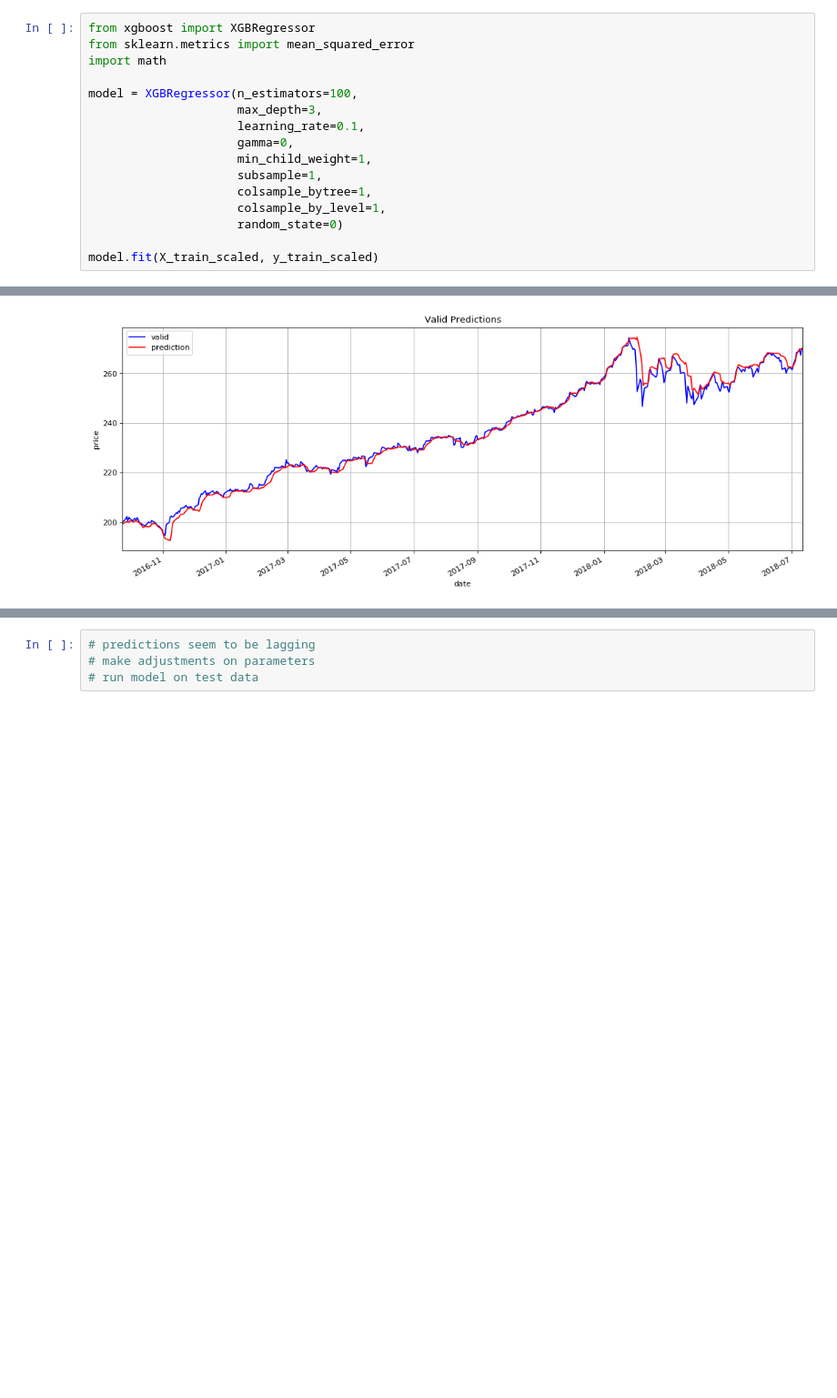
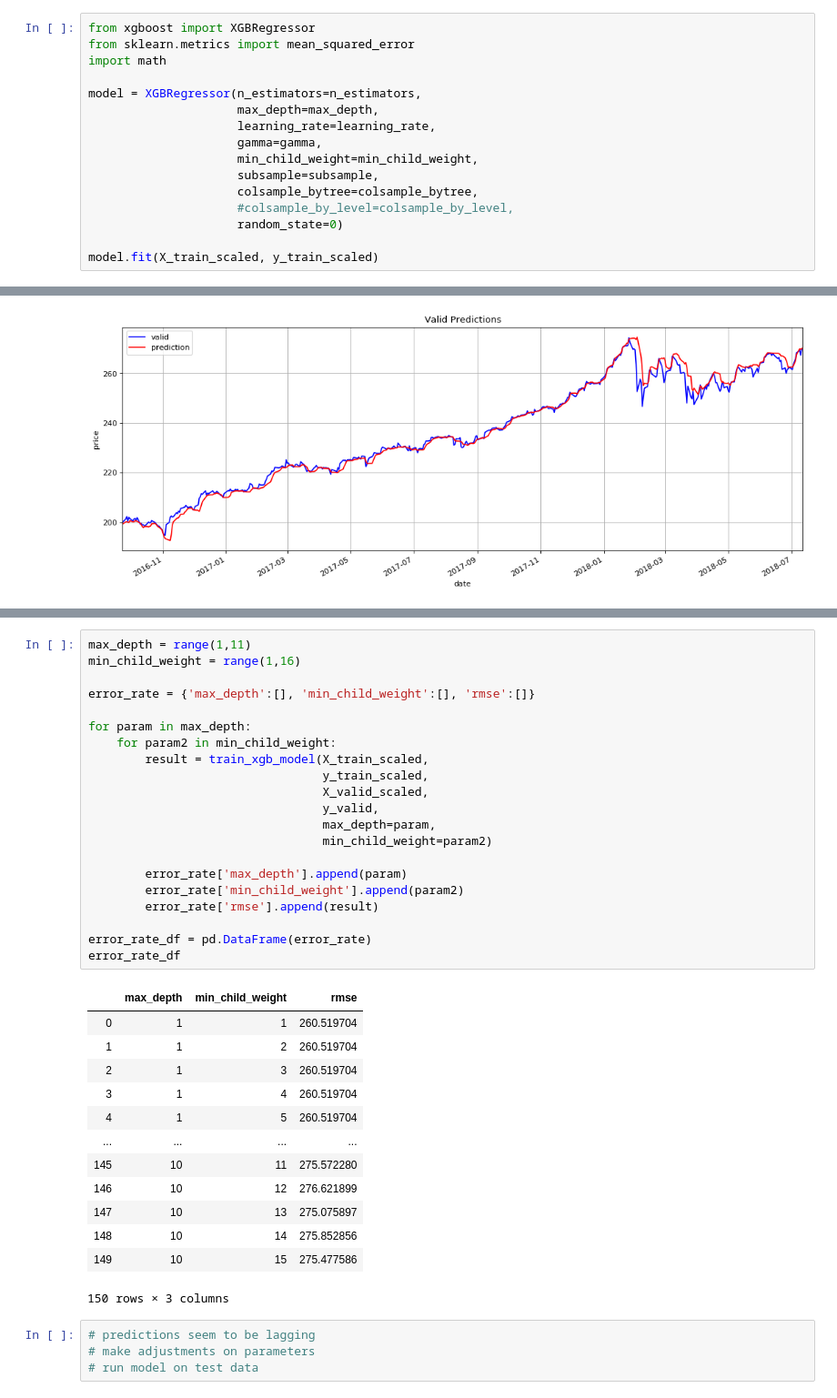
Before and after one commit to terrill11/spy_trend, a Jupyter notebook: spy_trend_xgboost.ipynb, the cells around one changed output, grey strips where cells are left out. Shown at 91% size. Saved outputs shown, nothing was run; the diff lists cells and outputs as text; blank space fills up the shorter version.

Commit message:
parameter tuning

```diff
--- a/spy_trend_xgboost.ipynb
+++ b/spy_trend_xgboost.ipynb
@@ -374,14 +384,14 @@ from xgboost import XGBRegressor
 from sklearn.metrics import mean_squared_error
 import math
 
-model = XGBRegressor(n_estimators=100,
-                     max_depth=3,
-                     learning_rate=0.1,
-                     gamma=0,
-                     min_child_weight=1,
-                     subsample=1,
-                     colsample_bytree=1,
-                     colsample_by_level=1,
+model = XGBRegressor(n_estimators=n_estimators,
+                     max_depth=max_depth,
+                     learning_rate=learning_rate,
+                     gamma=gamma,
+                     min_child_weight=min_child_weight,
+                     subsample=subsample,
+                     colsample_bytree=colsample_bytree,
+                     #colsample_by_level=colsample_by_level,
                      random_state=0)
 
 model.fit(X_train_scaled, y_train_scaled)
@@ -460,3 +516,38 @@ plt.plot()
+# %%
+max_depth = range(1,11)
+min_child_weight = range(1,16)
+
+error_rate = {'max_depth':[], 'min_child_weight':[], 'rmse':[]}
+
+for param in max_depth:
+    for param2 in min_child_weight:
+        result = train_xgb_model(X_train_scaled,
+                                 y_train_scaled,
+                                 X_valid_scaled,
+                                 y_valid,
+                                 max_depth=param,
+                                 min_child_weight=param2)
+
+        error_rate['max_depth'].append(param)
+        error_rate['min_child_weight'].append(param2)
+        error_rate['rmse'].append(result)
+
+error_rate_df = pd.DataFrame(error_rate)
+error_rate_df
+# %% [output]
+|  | max_depth | min_child_weight | rmse |
+| 0 | 1 | 1 | 260.519704 |
+| 1 | 1 | 2 | 260.519704 |
+| 2 | 1 | 3 | 260.519704 |
+| 3 | 1 | 4 | 260.519704 |
+| 4 | 1 | 5 | 260.519704 |
+| ... | ... | ... | ... |
+| 145 | 10 | 11 | 275.572280 |
+| 146 | 10 | 12 | 276.621899 |
+| 147 | 10 | 13 | 275.075897 |
+| 148 | 10 | 14 | 275.852856 |
+| 149 | 10 | 15 | 275.477586 |
+150 rows × 3 columns
 # %%
 # predictions seem to be lagging
 # make adjustments on parameters
```
Also changed, not shown: parts of 5 cells of this notebook.
